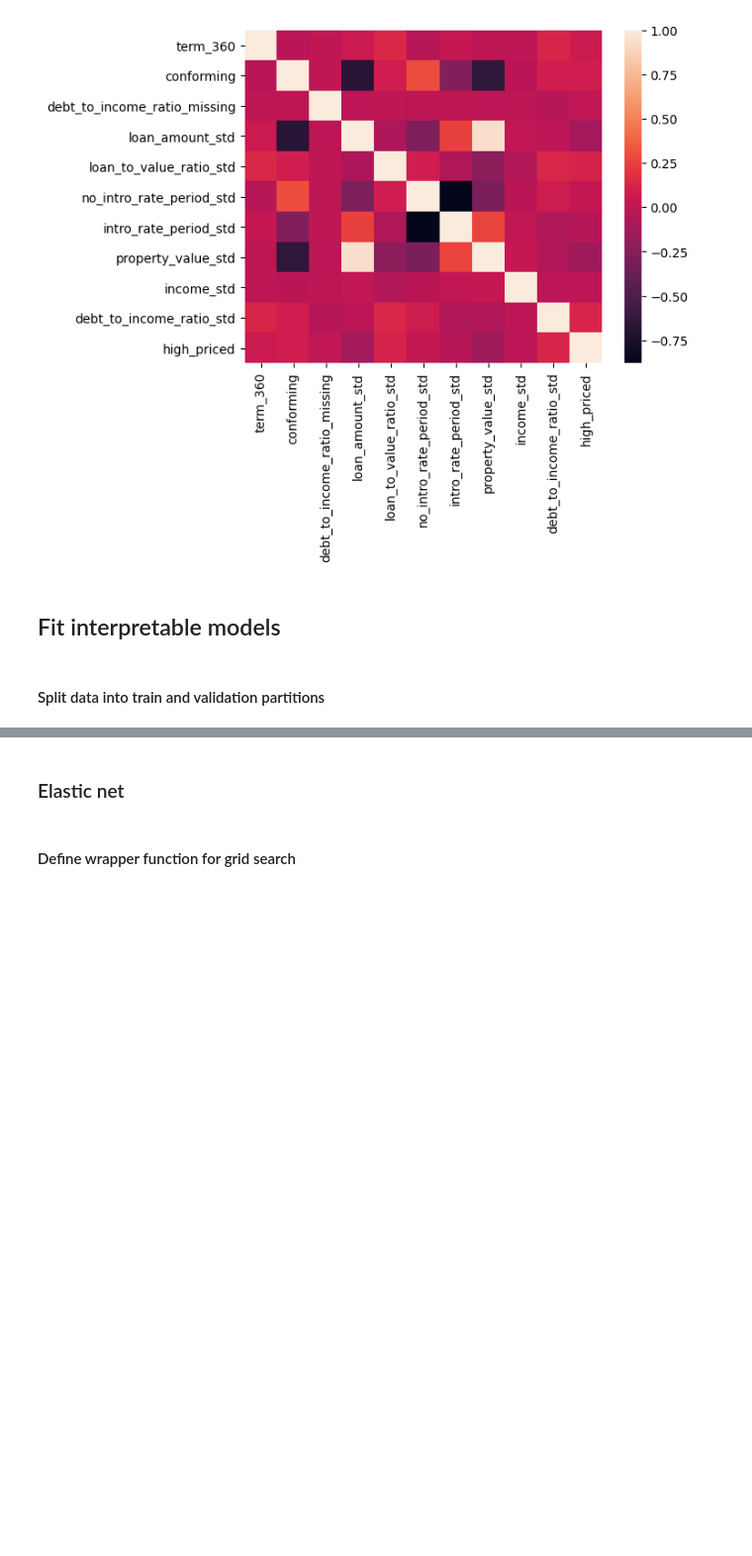
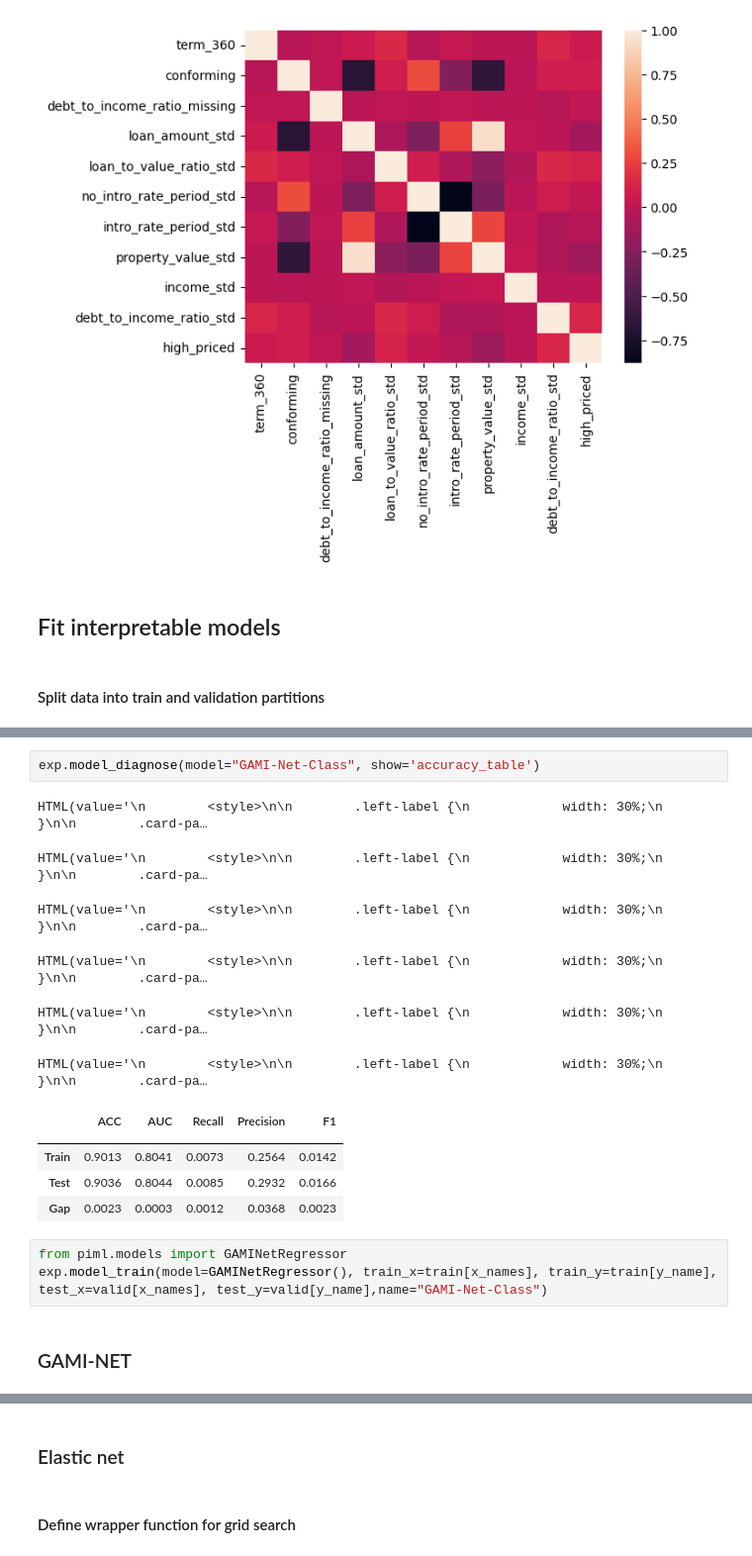
Before and after one commit to klouderm/DS6290_RMS, a Jupyter notebook: assign_1_template.ipynb, the cells around one changed output, grey strips where cells are left out. Shown at 99% size. Cells and saved outputs as stored; diff of their text form; blank space fills up the shorter version.

```diff
--- a/assign_1_template.ipynb
+++ b/assign_1_template.ipynb
@@ -104,0 +208,19 @@ Validation data rows = 48085, columns = 23
+# %%
+exp.model_diagnose(model="GAMI-Net-Class", show='accuracy_table')
+# %% [output]
+HTML(value='\n        <style>\n\n        .left-label {\n            width: 30%;\n        }\n\n        .card-pa…
+HTML(value='\n        <style>\n\n        .left-label {\n            width: 30%;\n        }\n\n        .card-pa…
+HTML(value='\n        <style>\n\n        .left-label {\n            width: 30%;\n        }\n\n        .card-pa…
+HTML(value='\n        <style>\n\n        .left-label {\n            width: 30%;\n        }\n\n        .card-pa…
+HTML(value='\n        <style>\n\n        .left-label {\n            width: 30%;\n        }\n\n        .card-pa…
+HTML(value='\n        <style>\n\n        .left-label {\n            width: 30%;\n        }\n\n        .card-pa…
+|  | ACC | AUC | Recall | Precision | F1 |
+|  |  |  |  |  |  |
+| Train | 0.9013 | 0.8041 | 0.0073 | 0.2564 | 0.0142 |
+| Test | 0.9036 | 0.8044 | 0.0085 | 0.2932 | 0.0166 |
+| Gap | 0.0023 | 0.0003 | 0.0012 | 0.0368 | 0.0023 |
+# %%
+from piml.models import GAMINetRegressor
+exp.model_train(model=GAMINetRegressor(), train_x=train[x_names], train_y=train[y_name], test_x=valid[x_names], test_y=valid[y_name],name="GAMI-Net-Class")
+# %% [markdown]
+### GAMI-NET
```
Also changed, not shown: parts of 28 cells of this notebook.
